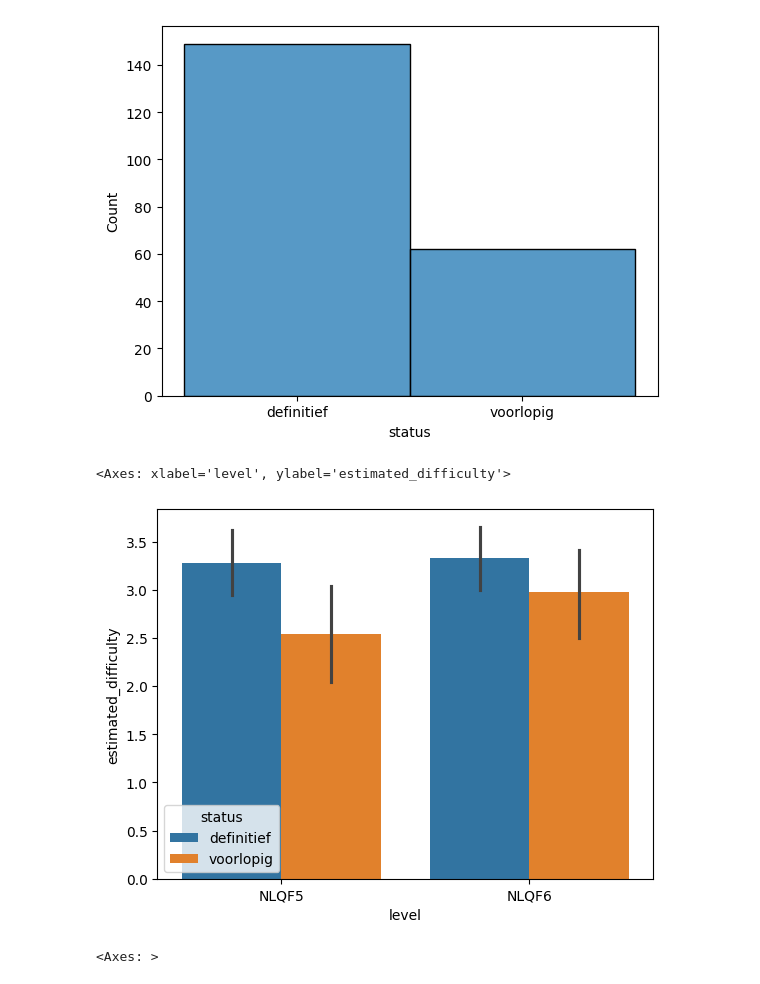
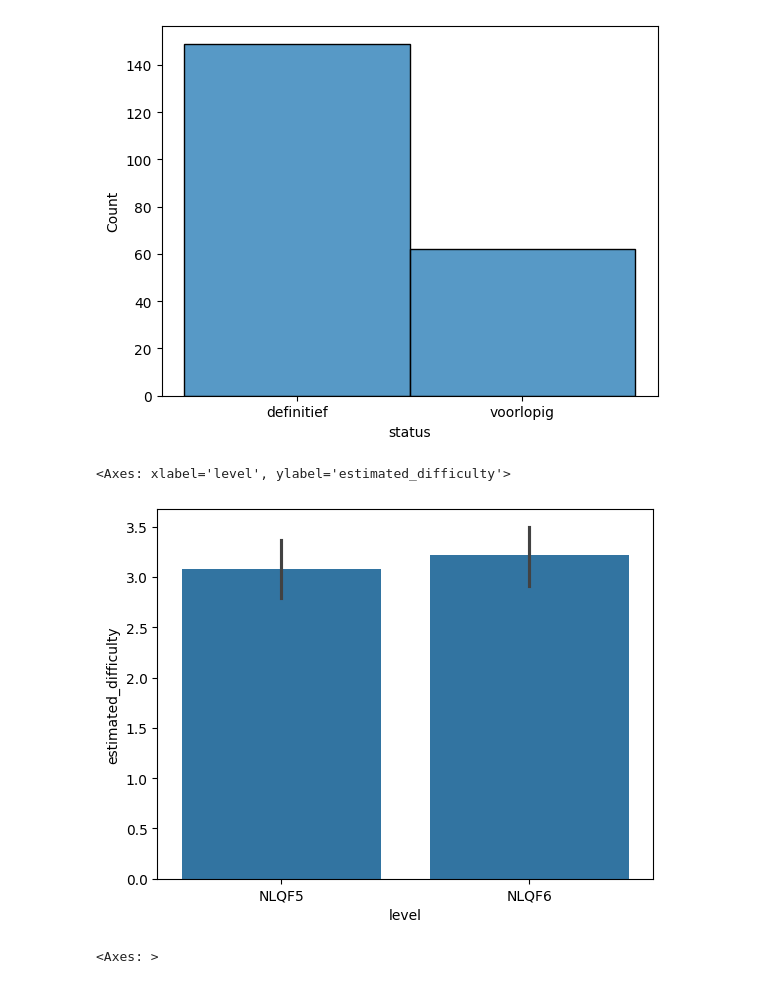
Before and after one commit to EnesT51/LU2-AI-Prototype, a Jupyter notebook: AI-PoC/AI_PoC.ipynb, the cells around one changed output. Cells and saved outputs as stored; diff of their text form; code cells hidden in the pictures.

```diff
--- a/AI-PoC/AI_PoC.ipynb
+++ b/AI-PoC/AI_PoC.ipynb
@@ -136,10 +148,10 @@ sns.histplot(data_set_copy['status'].dropna(), bins=20)
 <Axes: xlabel='status', ylabel='Count'>
 [figure]
 # %%
-sns.barplot(x='level', y='estimated_difficulty', hue='status', data=data_set_copy)
+sns.barplot(x='level', y='estimated_difficulty', data=data_set_copy)
 # %% [output]
 <Axes: xlabel='level', ylabel='estimated_difficulty'>
-[figure, old version]
+[figure, new version]
 # %%
 sns.heatmap(data_set_copy.corr(numeric_only=True), annot=True, cmap='coolwarm', fmt=".2f")
 # %% [output]
```
Also changed, not shown: parts of 10 cells of this notebook.
